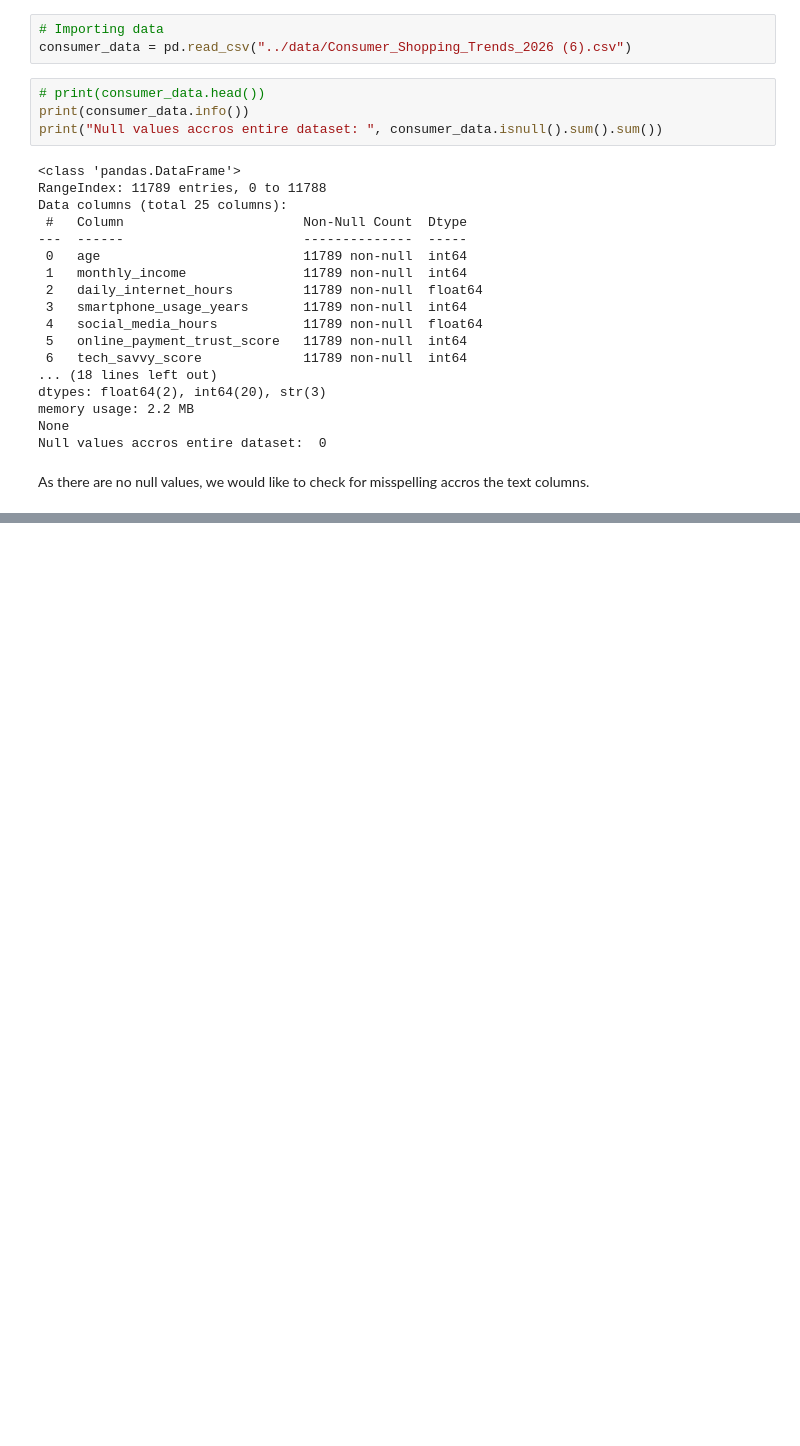
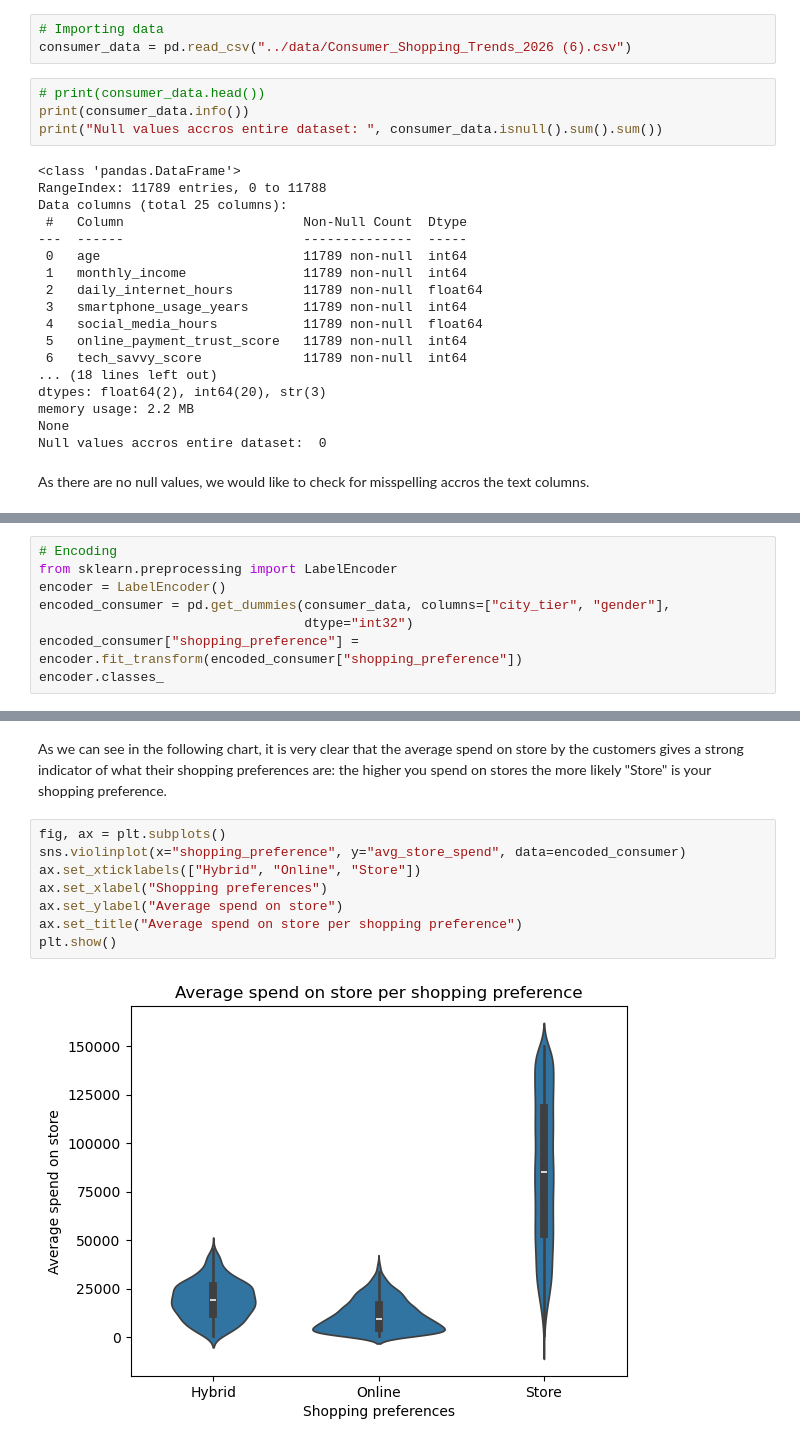
Before and after one commit to TrabucooX/Consumer-Shopping-Trends-Analysis, a Jupyter notebook: notebooks/trend_analysis.ipynb, the cells around one changed output, grey strips where cells are left out. Drawn from its saved outputs; the diff is of its cells as text; blank space fills up the shorter version.

```diff
--- a/notebooks/trend_analysis.ipynb
+++ b/notebooks/trend_analysis.ipynb
@@ -39,0 +85,8 @@ As there are no null values, we would like to check for misspelling accros the t
+# %%
+# Encoding
+from sklearn.preprocessing import LabelEncoder
+encoder = LabelEncoder()
+encoded_consumer = pd.get_dummies(consumer_data, columns=["city_tier", "gender"],
+                                  dtype="int32")
+encoded_consumer["shopping_preference"] = encoder.fit_transform(encoded_consumer["shopping_preference"])
+encoder.classes_
@@ -39,0 +105,12 @@ As there are no null values, we would like to check for misspelling accros the t
+# %% [markdown]
+As we can see in the following chart, it is very clear that the average spend on store by the customers gives a strong indicator of what their shopping preferences are: the higher you spend on stores the more likely "Store" is your shopping preference.
+# %%
+fig, ax = plt.subplots()
+sns.violinplot(x="shopping_preference", y="avg_store_spend", data=encoded_consumer)
+ax.set_xticklabels(["Hybrid", "Online", "Store"])
+ax.set_xlabel("Shopping preferences")
+ax.set_ylabel("Average spend on store")
+ax.set_title("Average spend on store per shopping preference")
+plt.show()
+# %% [output]
+[figure, added]
```
Also changed, not shown: parts of 16 cells of this notebook, 1 other file.
